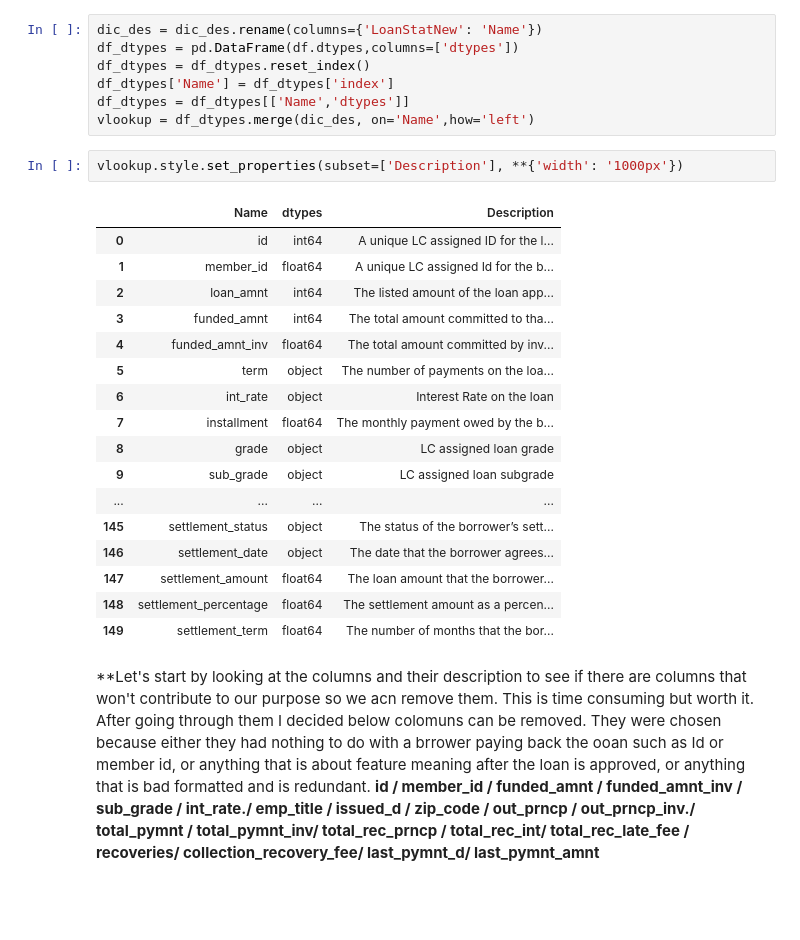
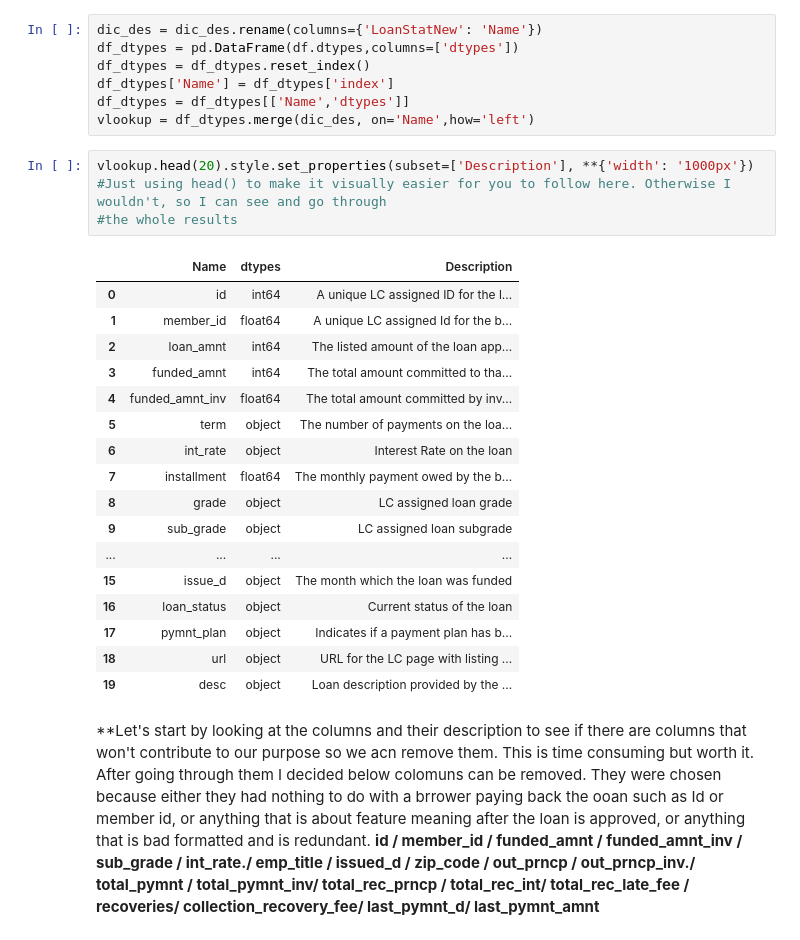
Before and after one commit to htardestani/website-portfolio, a Jupyter notebook: Data cleaning, Preparation and Feature Engineering/Data cleaning, Preparation and Feature Engineering.ipynb, the cells around one changed output. Saved outputs shown, nothing was run; the diff lists cells and outputs as text; blank space fills up the shorter version.

```diff
--- a/Data cleaning, Preparation and Feature Engineering/Data cleaning, Preparation and Feature Engineering.ipynb
+++ b/Data cleaning, Preparation and Feature Engineering/Data cleaning, Preparation and Feature Engineering.ipynb
@@ -66,26 +66,28 @@ df_dtypes = df_dtypes.reset_index()
 df_dtypes['Name'] = df_dtypes['index']
 df_dtypes = df_dtypes[['Name','dtypes']]
 vlookup = df_dtypes.merge(dic_des, on='Name',how='left')
-# %%
-vlookup.style.set_properties(subset=['Description'], **{'width': '1000px'})
-# %% [output]
-|  | Name | dtypes | Description |
-| 0 | id | int64 | A unique LC assigned ID for the l... |
-| 1 | member_id | float64 | A unique LC assigned Id for the b... |
-| 2 | loan_amnt | int64 | The listed amount of the loan app... |
-| 3 | funded_amnt | int64 | The total amount committed to tha... |
-| 4 | funded_amnt_inv | float64 | The total amount committed by inv... |
-| 5 | term | object | The number of payments on the loa... |
-| 6 | int_rate | object | Interest Rate on the loan |
-| 7 | installment | float64 | The monthly payment owed by the b... |
-| 8 | grade | object | LC assigned loan grade |
-| 9 | sub_grade | object | LC assigned loan subgrade |
-| ... | ... | ... | ... |
-| 145 | settlement_status | object | The status of the borrower’s sett... |
-| 146 | settlement_date | object | The date that the borrower agrees... |
-| 147 | settlement_amount | float64 | The loan amount that the borrower... |
-| 148 | settlement_percentage | float64 | The settlement amount as a percen... |
-| 149 | settlement_term | float64 | The number of months that the bor... |
+# %%
+vlookup.head(20).style.set_properties(subset=['Description'], **{'width': '1000px'})
+#Just using head() to make it visually easier for you to follow here. Otherwise I wouldn't, so I can see and go through
+#the whole results
+# %% [output]
+|  | Name | dtypes | Description |
+| 0 | id | int64 | A unique LC assigned ID for the l... |
+| 1 | member_id | float64 | A unique LC assigned Id for the b... |
+| 2 | loan_amnt | int64 | The listed amount of the loan app... |
+| 3 | funded_amnt | int64 | The total amount committed to tha... |
+| 4 | funded_amnt_inv | float64 | The total amount committed by inv... |
+| 5 | term | object | The number of payments on the loa... |
+| 6 | int_rate | object | Interest Rate on the loan |
+| 7 | installment | float64 | The monthly payment owed by the b... |
+| 8 | grade | object | LC assigned loan grade |
+| 9 | sub_grade | object | LC assigned loan subgrade |
+| ... | ... | ... | ... |
+| 15 | issue_d | object | The month which the loan was funded |
+| 16 | loan_status | object | Current status of the loan |
+| 17 | pymnt_plan | object | Indicates if a payment plan has b... |
+| 18 | url | object | URL for the LC page with listing ... |
+| 19 | desc | object | Loan description provided by the ... |
 # %% [markdown]
 **Let's start by looking at the columns and their description to see if there are columns that won't contribute to our purpose so we acn remove them. This is time consuming but worth it. After going through them I decided below colomuns can be removed. They were chosen because either they had nothing to do with a brrower paying back the ooan such as Id or member id, or anything that is about feature meaning after the loan is approved, or anything that is bad formatted and is redundant.
 **id / member_id / funded_amnt / funded_amnt_inv / sub_grade / int_rate./ emp_title / issued_d / zip_code / out_prncp  / out_prncp_inv./ total_pymnt / total_pymnt_inv/ total_rec_prncp / total_rec_int/ total_rec_late_fee / recoveries/ collection_recovery_fee/ last_pymnt_d/ last_pymnt_amnt**
```
Also changed, not shown: parts of 1 cell of this notebook.
